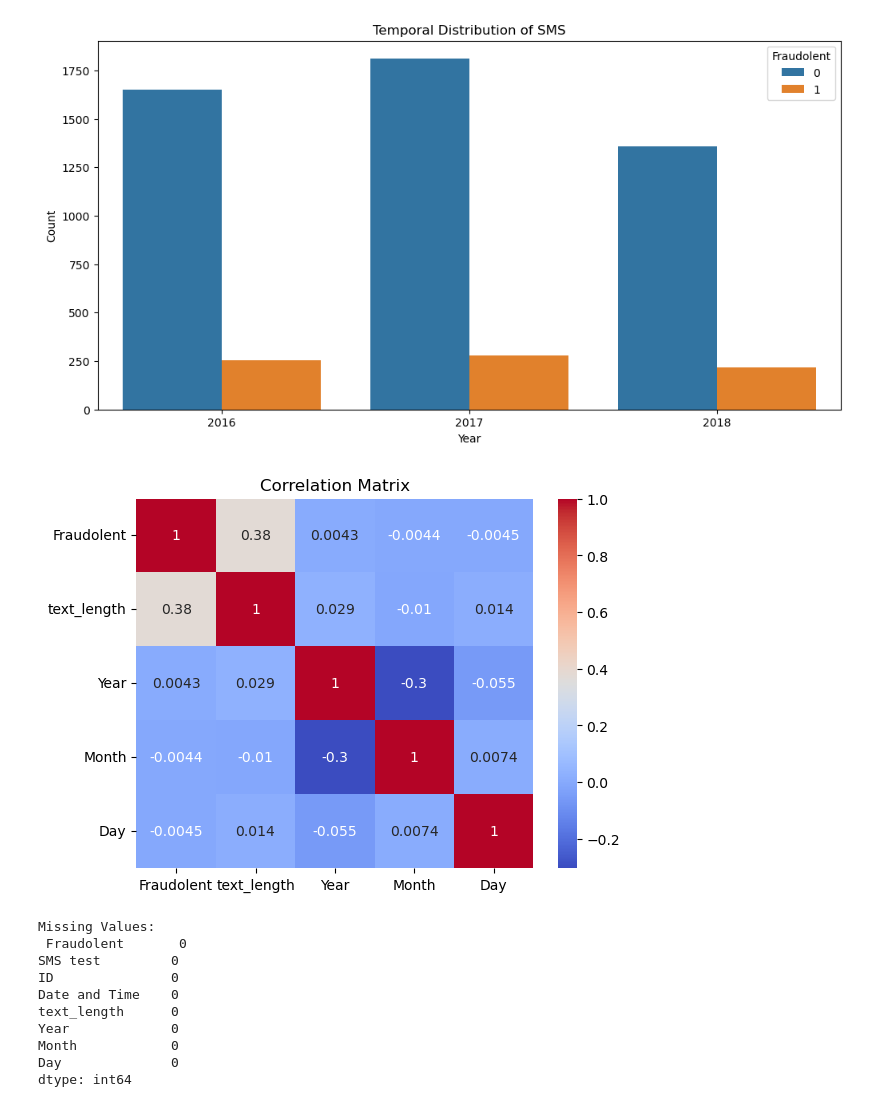
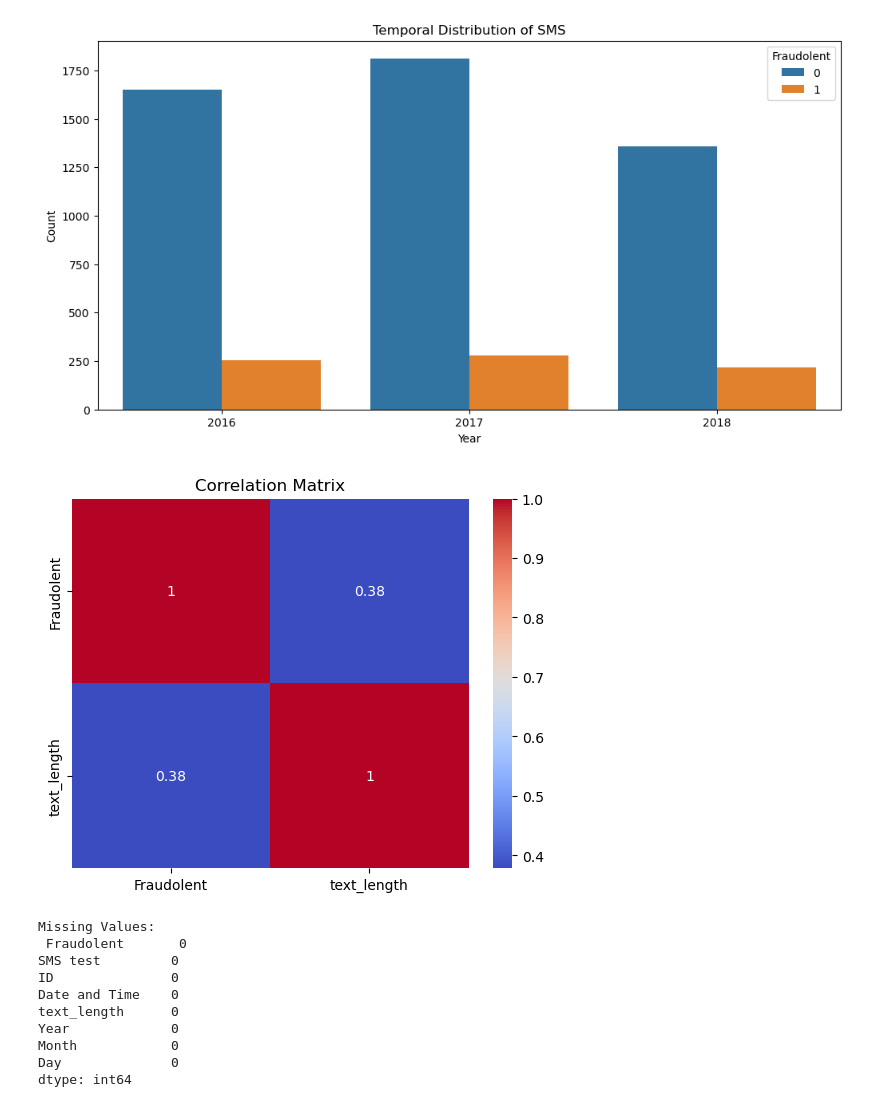
Before and after one commit to JulesPress/SafeComm-Digital-Security-Solutions, a Jupyter notebook: SafeComm_Digital_Security_Solutions.ipynb, the cells around one changed output. Saved outputs shown, nothing was run; the diff lists cells and outputs as text; code cells hidden in the pictures.

Commit message:
removed unnecessary values

```diff
--- a/SafeComm_Digital_Security_Solutions.ipynb
+++ b/SafeComm_Digital_Security_Solutions.ipynb
@@ -223,14 +222,19 @@ plt.ylabel('Count')
 plt.show()
 # %% [output]
 [figure]
-# %%
-# Assuming there are other numerical columns in the dataset
-correlation_matrix = sms_df.corr()
-sns.heatmap(correlation_matrix, annot=True, cmap='coolwarm')
-plt.title('Correlation Matrix')
-plt.show()
-# %% [output]
-[figure, removed]
+# %%
+# Doing the correlation matrix we need only to correlate the Fraudolent feature with the text length, so we can drop the other columns (ID, Date_and_Time, Year, Month, Day)
+df_dropped = sms_df.drop(['Year', 'Month', 'Day', 'ID', 'Date and Time'], axis=1, inplace=False)
+correlation_matrix = df_dropped.corr()
+sns.heatmap(correlation_matrix, annot=True, cmap='coolwarm')
+plt.title('Correlation Matrix')
+plt.show()
+
+#Given the correlations calculated, we can see that there is no strong correlation whatsoever between text_length and Fraudolent values. This means that we can use all of them for our analysis.
+#We can also see that the correlation between the variables is not strong enough to cause multicollinearity issues.
+#we can interpet the correlation between Fraudolent and text_length as as weak correlation at most.
+# %% [output]
+[figure, added]
 # %%
 # Check for missing values (another way to do this without having to find Nan values)
 missing_values = sms_df.isnull().sum()
```
Also changed, not shown: parts of 3 cells of this notebook.
